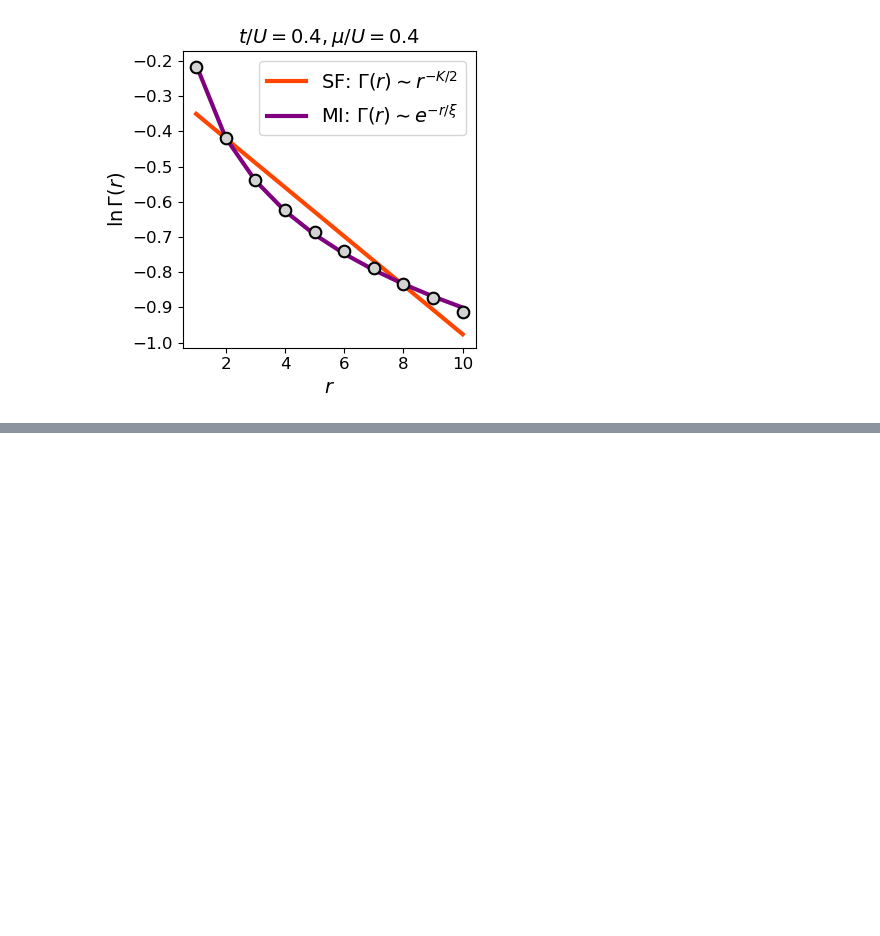
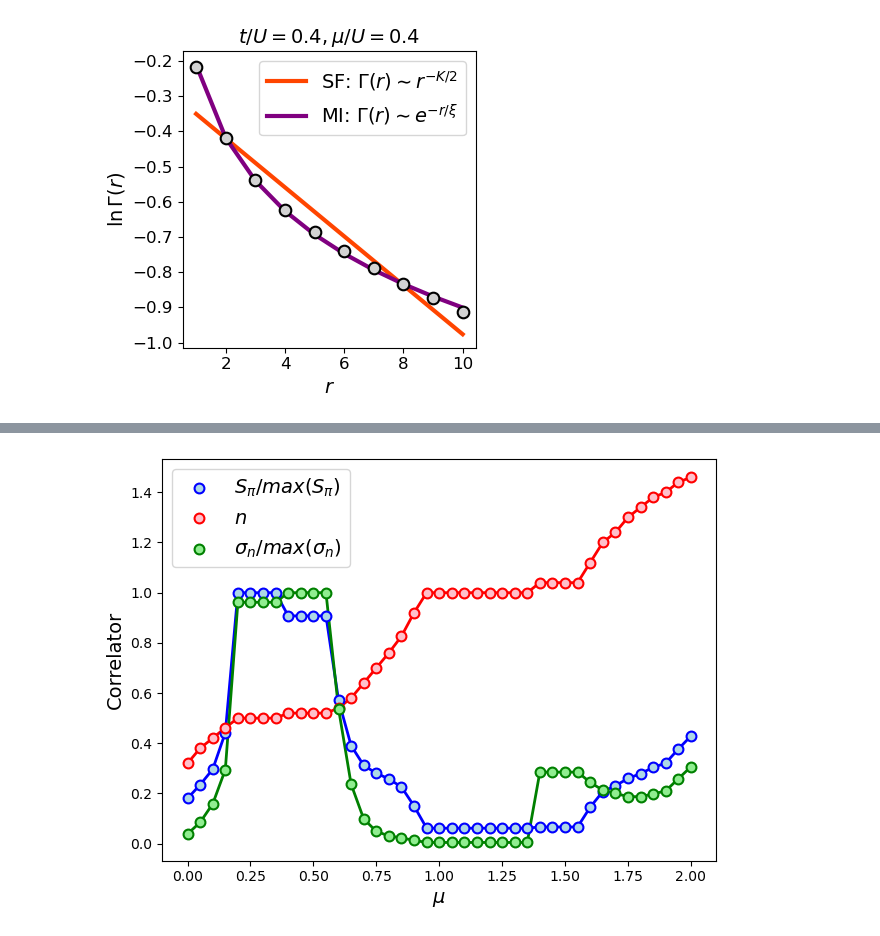
Before and after one commit to mgoloshchapov/Bose-Hubbard-phases, a Jupyter notebook: Bose_Hubbard.ipynb, the cells around one changed output, grey strips where cells are left out. Saved outputs shown, nothing was run; the diff lists cells and outputs as text; code cells hidden in the pictures; blank space fills up the shorter version.

```diff
--- a/Bose_Hubbard.ipynb
+++ b/Bose_Hubbard.ipynb
@@ -233,0 +262,9 @@ __Второй загадочный семинар__
+# %%
+filename = "data/EBHM_Scan_V_04_t_005.npz"
+data = NPZ.npzread(filename)
+μ = data["mu"]
+t = data["t"]
+xi = data["xi"]
+K = data["K"]
+Spi = data["Spi"]
+sigma = data["nstd"]
@@ -233,0 +289,36 @@ __Второй загадочный семинар__
+# %%
+figure()
+s = 50
+lw = 1.5
+plot(μ, Spi / maximum(Spi), linewidth=2, color="blue",zorder=-2)
+scatter(μ, Spi / maximum(Spi),
+        label="\$ S_{\\pi} / max(S_{\\pi})\$",
+        color="lightblue",
+        edgecolors="blue",
+        linewidth=lw,
+        s=s)
+
+plot(μ, navg, linewidth=2, color="red",zorder=-2)
+scatter(μ, navg, label="\$ n \$",
+        color="pink",
+        edgecolors="red",
+        linewidth=lw,
+        s=s)
+
+plot(μ, sigma / maximum(sigma), linewidth=2, color="green",zorder=-2)
+scatter(μ, sigma / maximum(sigma),
+        color="lightgreen",
+        edgecolors="green",
+        linewidth=lw,
+        s=s,
+        label="\$ \\sigma_{n} / max(\\sigma_{n}) \$")
+
+xlabel("\$ \\mu \$", fontsize=14)
+ylabel("Correlator", fontsize=14)
+legend(fontsize=14)
+tight_layout()
+
+# savefig("results/CDW_signatures.pdf")
+gcf()
+# %% [output]
+[figure, added]
```
Also changed, not shown: parts of 18 cells of this notebook.
